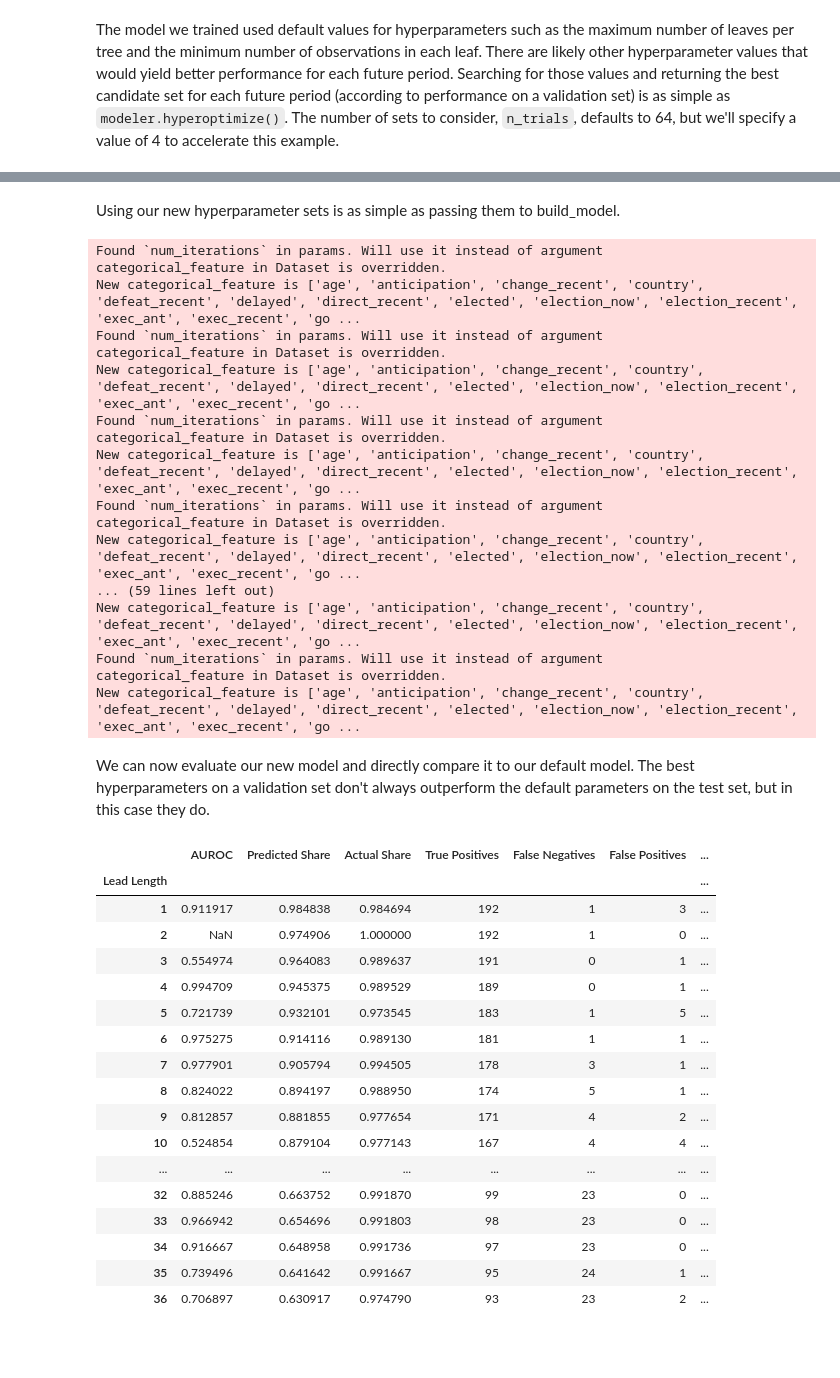
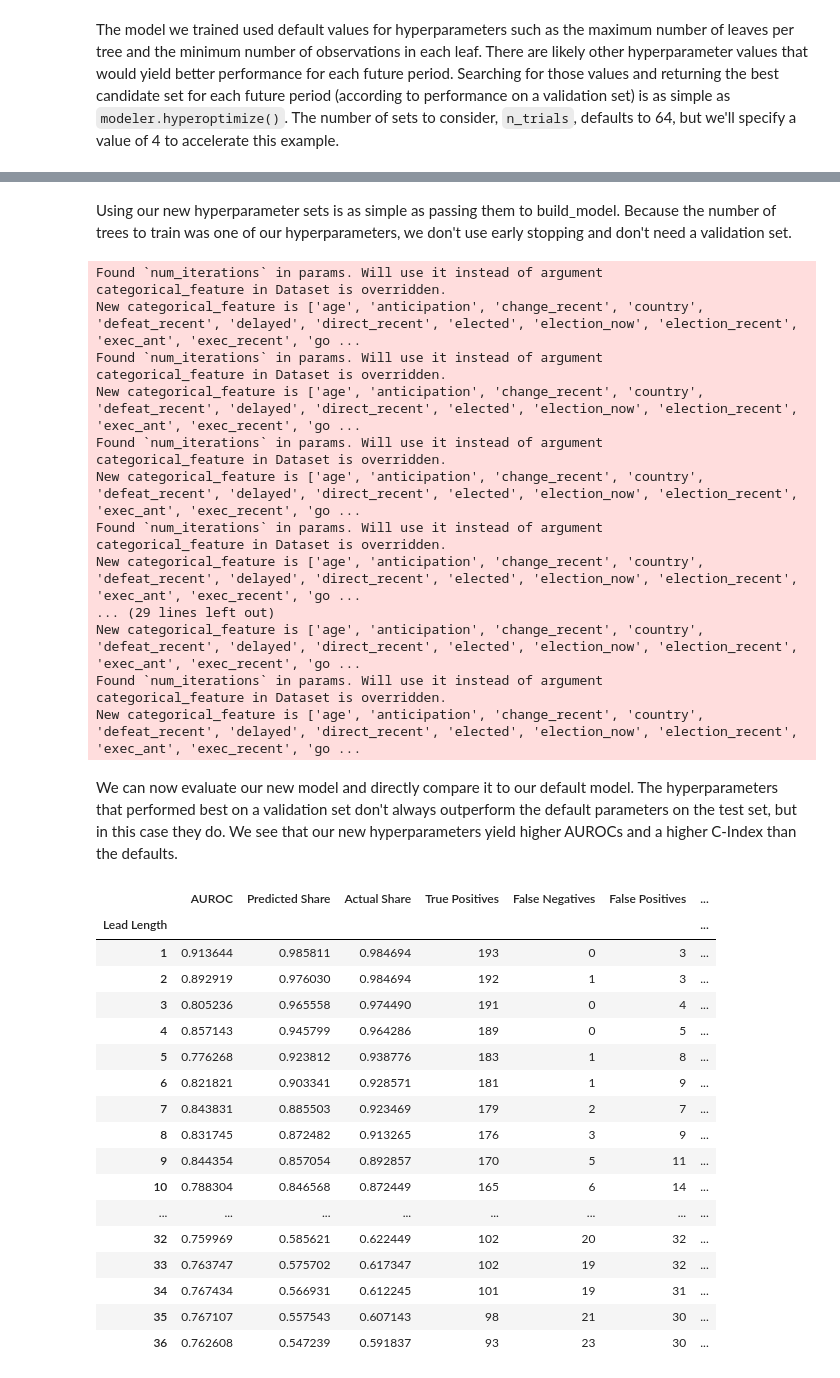
Before and after one commit to IDA-HumanCapital/fife, a Jupyter notebook: examples/country_leadership.ipynb, the cells around one changed output, grey strips where cells are left out. Cells and saved outputs as stored; diff of their text form; code cells hidden in the pictures; blank space fills up the shorter version.

```diff
--- a/examples/country_leadership.ipynb
+++ b/examples/country_leadership.ipynb
@@ -19,7 +23,7 @@ make_results_reproducible(SEED)
 # %% [markdown]
 We use the July 2020 edition of the [Rulers, Elections, and Irregular Governance dataset (REIGN)](https://oefdatascience.github.io/REIGN.github.io/), a monthly panel of national leaders and political conditions since January 1950. We load the REIGN data directly from its online archive. If you plan to execute this notebook repeatedly, please avoid spamming the REIGN archive with requests by saving the data locally, then changing the file path in the cell below to your local path.
 # %%
-data = pd.read_csv("https://www.dl.dropboxusercontent.com/s/3tdswu2jfgwp4xw/REIGN_2020_7.csv?dl=0")
+data = read_csv("https://www.dl.dropboxusercontent.com/s/3tdswu2jfgwp4xw/REIGN_2020_7.csv?dl=0")
 data.head()
 # %% [output]
 |  | ccode | country | leader | year | month | elected | age | male | militarycareer | tenure_months | ... |
@@ -34,11 +38,11 @@ The data need only minimal pre-processing to be ready for FIFE. Panel data are d
 # %%
 data["country-leader"] = data["country"] + ": " + data["leader"]
 data["year-month"] = data["year"].astype(int).astype(str) + data["month"].astype(int).astype(str).str.zfill(2)
-data["year-month"] = pd.to_datetime(data["year-month"], format="%Y%m")
-data = pd.concat([data[["country-leader", "year-month"]],
-                  data.drop(["ccode", "country-leader", "leader", "year-month"],
-                            axis=1)],
-                 axis=1)
+data["year-month"] = to_datetime(data["year-month"], format="%Y%m")
+data = concat([data[["country-leader", "year-month"]],
+               data.drop(["ccode", "country-leader", "leader", "year-month"],
+                         axis=1)],
+               axis=1)
 data.head()
 # %% [output]
 |  | country-leader | year-month | country | year | month | elected | age | male | militarycareer | ... |
@@ -53,6 +57,6 @@ By definition, each unique pair of identifier values identifies a single observa
 # %%
 total_obs = len(data)
-data = data.drop_duplicates(["country-leader", "year-month"], keep="last")
+data = data.drop_duplicates(["country-leader", "year-month"], keep="first")
 n_duplicates = total_obs - len(data)
 print(f"{n_duplicates} observations with a duplicated identifier pair deleted.")
 # %% [output]
@@ -166,8 +221,8 @@ We won't know how accurate these forecasts are until the future reveals itself t
 # %%
 TEST_INTERVALS = 36
-data_processor = PanelDataProcessor(config={"TEST_INTERVALS": TEST_INTERVALS}, data=data)
-data_processor.build_processed_data()
+data_processor.config["TEST_INTERVALS"] = TEST_INTERVALS
+data_processor.build_reserved_cols()
 
 modeler = LGBSurvivalModeler(data=data_processor.data)
-modeler.build_model(TEST_INTERVALS)
+modeler.build_model(n_intervals=TEST_INTERVALS)
 # %% [output]
@@ -278,7 +362,7 @@ params = modeler.hyperoptimize(n_trials=N_TRIALS)
 # %% [markdown]
-Using our new hyperparameter sets is as simple as passing them to build_model.
+Using our new hyperparameter sets is as simple as passing them to build_model. Because the number of trees to train was one of our hyperparameters, we don't use early stopping and don't need a validation set.
 # %%
-modeler.build_model(TEST_INTERVALS, params)
+modeler.build_model(n_intervals=TEST_INTERVALS, params=params)
 # %% [output]
 Found `num_iterations` in params. Will use it instead of argument
 categorical_feature in Dataset is overridden.
@@ -292,32 +376,32 @@ New categorical_feature is ['age', 'anticipation', 'change_recent', 'country', '
 Found `num_iterations` in params. Will use it instead of argument
 categorical_feature in Dataset is overridden.
 New categorical_feature is ['age', 'anticipation', 'change_recent', 'country', 'defeat_recent', 'delayed', 'direct_recent', 'elected', 'election_now', 'election_recent', 'exec_ant', 'exec_recent', 'go ...
-... (59 lines left out)
+... (29 lines left out)
 New categorical_feature is ['age', 'anticipation', 'change_recent', 'country', 'defeat_recent', 'delayed', 'direct_recent', 'elected', 'election_now', 'election_recent', 'exec_ant', 'exec_recent', 'go ...
 Found `num_iterations` in params. Will use it instead of argument
 categorical_feature in Dataset is overridden.
 New categorical_feature is ['age', 'anticipation', 'change_recent', 'country', 'defeat_recent', 'delayed', 'direct_recent', 'elected', 'election_now', 'election_recent', 'exec_ant', 'exec_recent', 'go ...
 # %% [markdown]
-We can now evaluate our new model and directly compare it to our default model. The best hyperparameters on a validation set don't always outperform the default parameters on the test set, but in this case they do.
+We can now evaluate our new model and directly compare it to our default model. The hyperparameters that performed best on a validation set don't always outperform the default parameters on the test set, but in this case they do. We see that our new hyperparameters yield higher AUROCs and a higher C-Index than the defaults.
 # %%
-hyperoptimized_metrics = modeler.evaluate(evaluation_subset)
+hyperoptimized_metrics = modeler.evaluate()
 hyperoptimized_metrics
 # %% [output]
 |  | AUROC | Predicted Share | Actual Share | True Positives | False Negatives | False Positives | ... |
 | Lead Length |  |  |  |  |  |  | ... |
-| 1 | 0.911917 | 0.984838 | 0.984694 | 192 | 1 | 3 | ... |
-| 2 | NaN | 0.974906 | 1.000000 | 192 | 1 | 0 | ... |
-| 3 | 0.554974 | 0.964083 | 0.989637 | 191 | 0 | 1 | ... |
-| 4 | 0.994709 | 0.945375 | 0.989529 | 189 | 0 | 1 | ... |
-| 5 | 0.721739 | 0.932101 | 0.973545 | 183 | 1 | 5 | ... |
-| 6 | 0.975275 | 0.914116 | 0.989130 | 181 | 1 | 1 | ... |
-| 7 | 0.977901 | 0.905794 | 0.994505 | 178 | 3 | 1 | ... |
-| 8 | 0.824022 | 0.894197 | 0.988950 | 174 | 5 | 1 | ... |
-| 9 | 0.812857 | 0.881855 | 0.977654 | 171 | 4 | 2 | ... |
-| 10 | 0.524854 | 0.879104 | 0.977143 | 167 | 4 | 4 | ... |
+| 1 | 0.913644 | 0.985811 | 0.984694 | 193 | 0 | 3 | ... |
+| 2 | 0.892919 | 0.976030 | 0.984694 | 192 | 1 | 3 | ... |
+| 3 | 0.805236 | 0.965558 | 0.974490 | 191 | 0 | 4 | ... |
+| 4 | 0.857143 | 0.945799 | 0.964286 | 189 | 0 | 5 | ... |
+| 5 | 0.776268 | 0.923812 | 0.938776 | 183 | 1 | 8 | ... |
+| 6 | 0.821821 | 0.903341 | 0.928571 | 181 | 1 | 9 | ... |
+| 7 | 0.843831 | 0.885503 | 0.923469 | 179 | 2 | 7 | ... |
+| 8 | 0.831745 | 0.872482 | 0.913265 | 176 | 3 | 9 | ... |
+| 9 | 0.844354 | 0.857054 | 0.892857 | 170 | 5 | 11 | ... |
+| 10 | 0.788304 | 0.846568 | 0.872449 | 165 | 6 | 14 | ... |
 | ... | ... | ... | ... | ... | ... | ... | ... |
-| 32 | 0.885246 | 0.663752 | 0.991870 | 99 | 23 | 0 | ... |
-| 33 | 0.966942 | 0.654696 | 0.991803 | 98 | 23 | 0 | ... |
-| 34 | 0.916667 | 0.648958 | 0.991736 | 97 | 23 | 0 | ... |
-| 35 | 0.739496 | 0.641642 | 0.991667 | 95 | 24 | 1 | ... |
-| 36 | 0.706897 | 0.630917 | 0.974790 | 93 | 23 | 2 | ... |
+| 32 | 0.759969 | 0.585621 | 0.622449 | 102 | 20 | 32 | ... |
+| 33 | 0.763747 | 0.575702 | 0.617347 | 102 | 19 | 32 | ... |
+| 34 | 0.767434 | 0.566931 | 0.612245 | 101 | 19 | 31 | ... |
+| 35 | 0.767107 | 0.557543 | 0.607143 | 98 | 21 | 30 | ... |
+| 36 | 0.762608 | 0.547239 | 0.591837 | 93 | 23 | 30 | ... |
```
Also changed, not shown: parts of 21 cells of this notebook.
